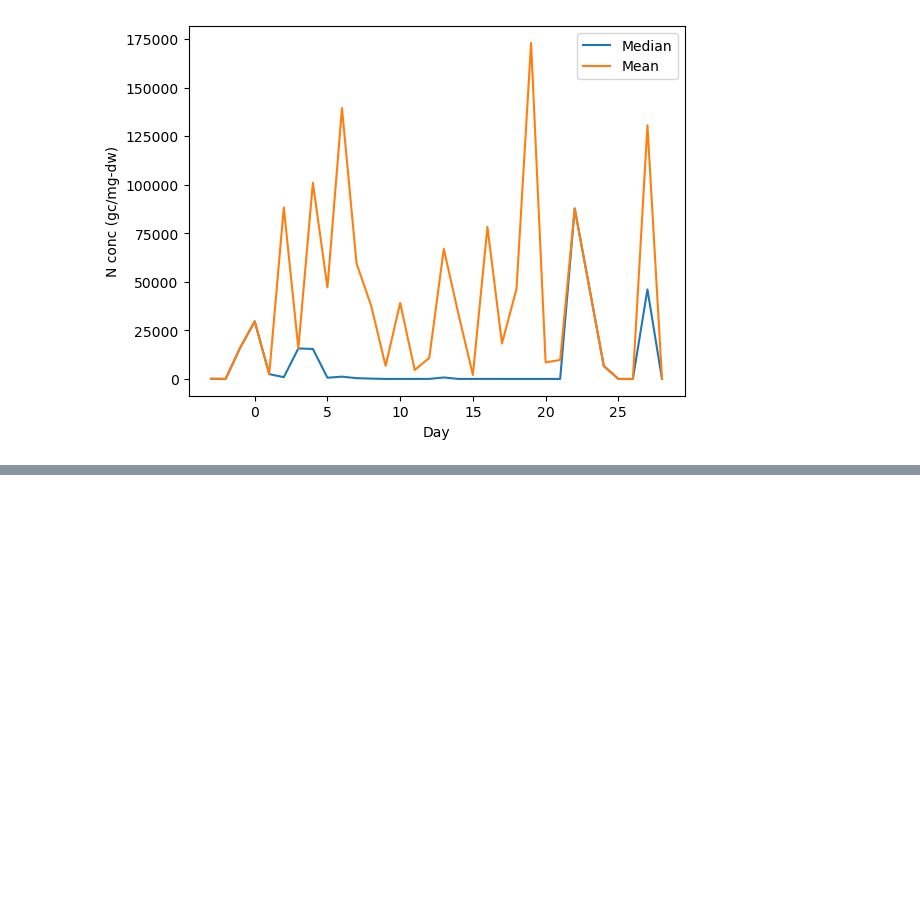
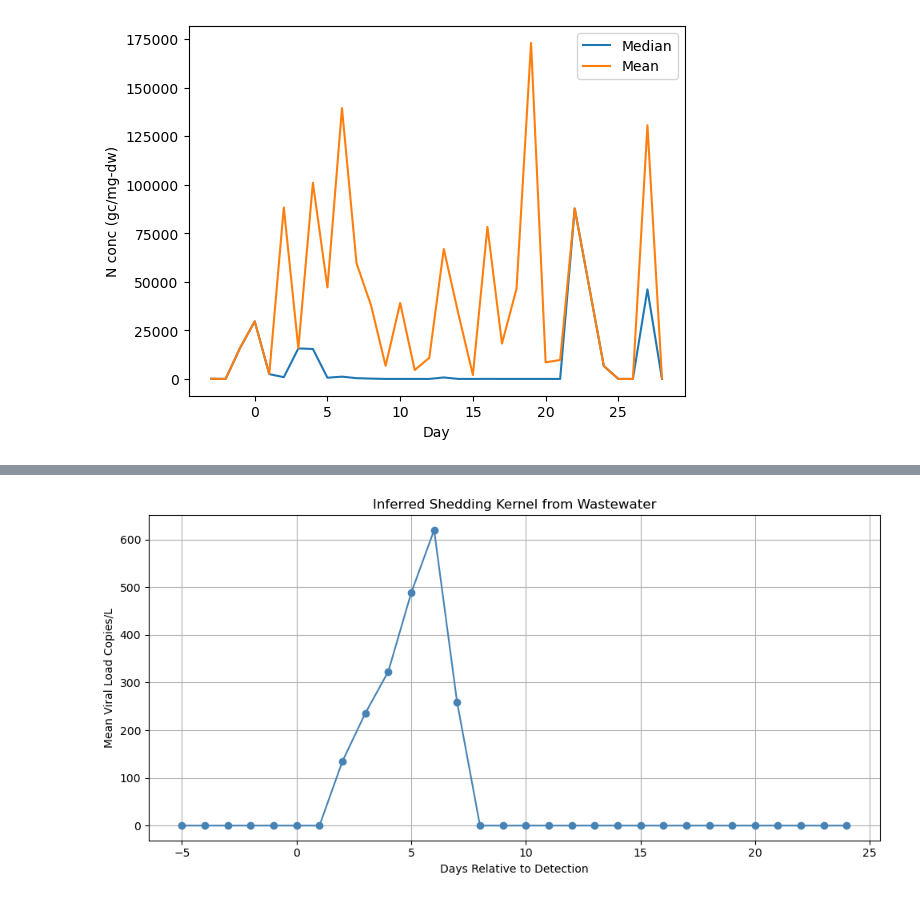
Before and after one commit to elizabethmurphy24/SRTI, a Jupyter notebook: Estimate shedding kernel.ipynb, the cells around one changed output, grey strips where cells are left out. Saved outputs shown, nothing was run; the diff lists cells and outputs as text; code cells hidden in the pictures; blank space fills up the shorter version.

```diff
--- a/Estimate shedding kernel.ipynb
+++ b/Estimate shedding kernel.ipynb
@@ -322,0 +157,13 @@ solve time = 9.010917ms
+# %%
+days = np.arange(-F, len(x.value) - F)
+
+plt.figure(figsize=(10, 5))
+plt.plot(days, x.value, marker='o', color='steelblue')
+plt.title('Inferred Shedding Kernel from Wastewater')
+plt.xlabel('Days Relative to Detection')
+plt.ylabel('Mean Viral Load Copies/L')
+plt.grid(True)
+plt.tight_layout()
+plt.show()
+# %% [output]
+[figure, added]
```
Also changed, not shown: parts of 5 cells of this notebook, 1 other file.
